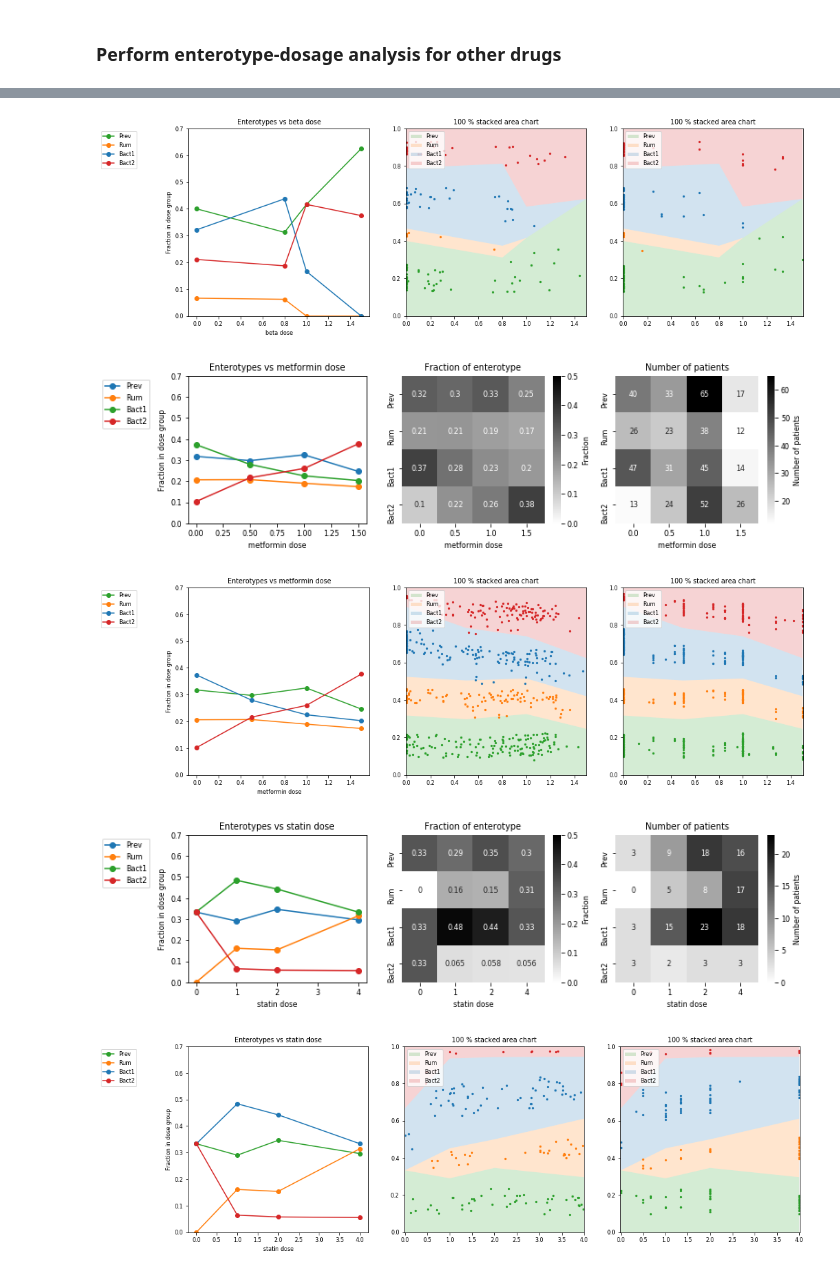
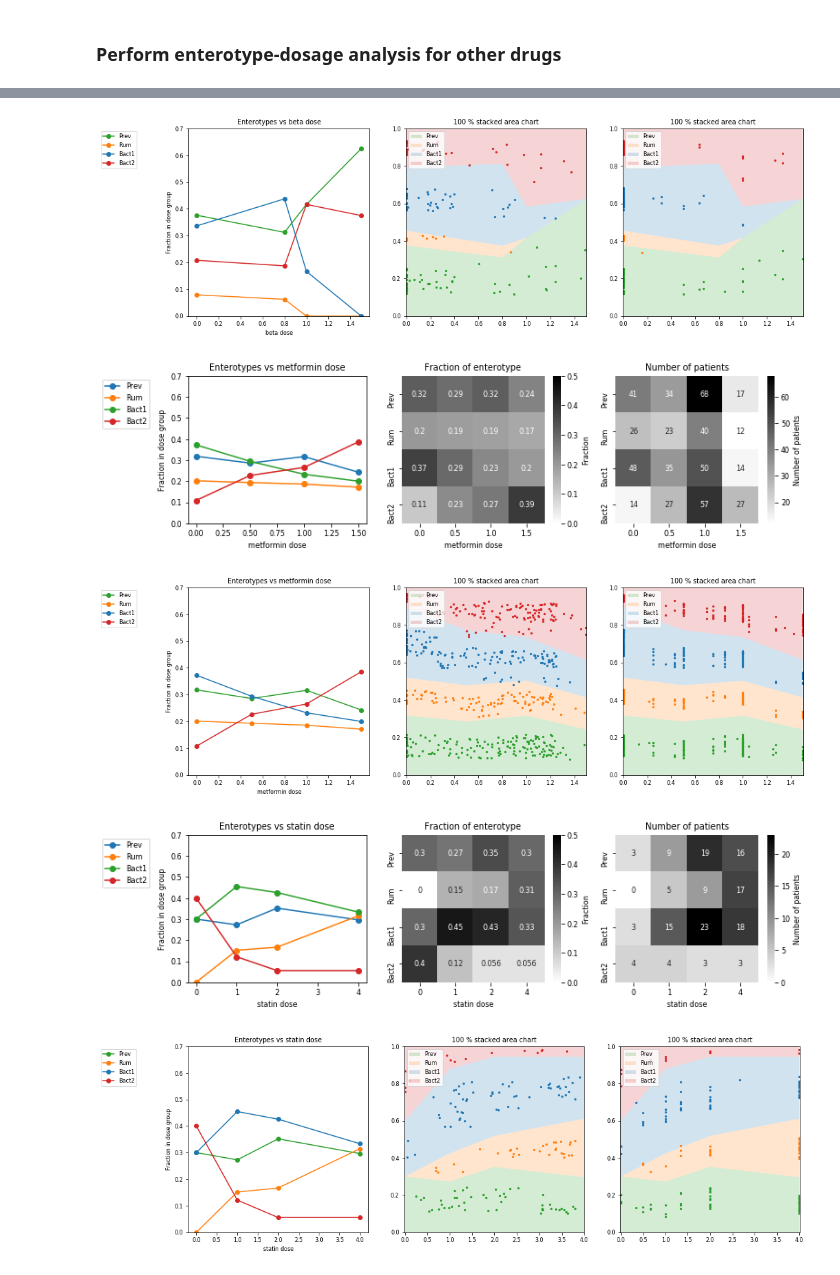
Before and after one commit to grp-bork/metadrugs_figures, a Jupyter notebook: source_code/plot_Figure3ef_enterotypes.ipynb, the cells around one changed output, grey strips where cells are left out. Cells and saved outputs as stored; diff of their text form; code cells hidden in the pictures.

Commit message:
updated group information loading from Supplementary Table 1

```diff
--- a/source_code/plot_Figure3ef_enterotypes.ipynb
+++ b/source_code/plot_Figure3ef_enterotypes.ipynb
@@ -171,6 +164,13 @@ featuresDosage = pd.read_excel(fileFolder + hubfileDrugDosage,
                            sheet_name = sheetDosage)
 featuresDrug = pd.read_excel(fileFolder + hubfileDrugDosage,
                            sheet_name = sheetDrug)
+# %%
+# Read patient group information from Supplementary Table 4
+hubfilePhenotype = 'Supplementary_Tables_1_to_4_2019-09-13434.xlsx'
+sheetName = 'ST 1b'
+indication_df =  pd.read_excel(fileFolder + hubfilePhenotype,
+                               sheet_name = sheetName,
+                               index_col=0)
 # %%
 #define enterotype order for figures
 entero_unique = ['Prev', 'Rum', 'Bact1', 'Bact2']
@@ -207,12 +207,12 @@ for idx in range(len(drug_array)):
 
     enterotype_drug_df.loc[common_index,'Dose'] = featuresDosage.loc[common_index,curcol].values
 
-    # get disease group for each sample from featuresPheno frame
-    common_index = list(set(enterotype_drug_df.index).intersection(featuresPheno.index))
+    # get disease group for each sample from indication_df frame
+    common_index = list(set(enterotype_drug_df.index).intersection(indication_df.index))
     enterotype_drug_df.loc[common_index,'PATGROUPFINAL_C'] = '0'
-    cur_group = featuresPheno.loc[common_index,'Group'].to_frame()
+    cur_group = indication_df.loc[common_index,'PatientGroup'].to_frame()
     cur_group = cur_group[~cur_group.index.duplicated(keep='first')]
-    enterotype_drug_df.loc[common_index,'PATGROUPFINAL_C'] = cur_group.loc[common_index,'Group'].values
+    enterotype_drug_df.loc[common_index,'PATGROUPFINAL_C'] = cur_group.loc[common_index,'PatientGroup'].values
 
     #Leave only one disease group
 
@@ -408,5 +408,5 @@ for idx in range(len(drug_array)):
-[figure, old version]
+[figure, new version]
-[figure, old version]
+[figure, new version]
-[figure, old version]
+[figure, new version]
-[figure, old version]
+[figure, new version]
-[figure, old version]
+[figure, new version]
```
Also changed, not shown: parts of 4 cells of this notebook, 4 other files.
